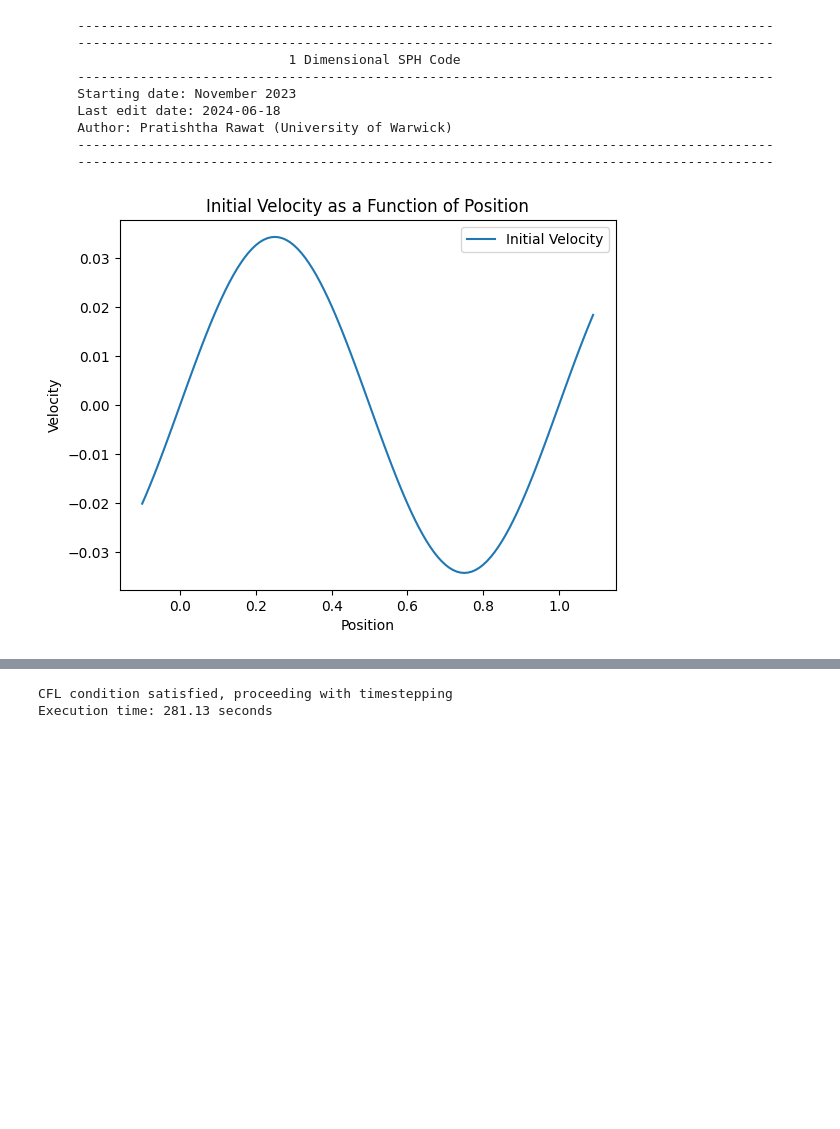
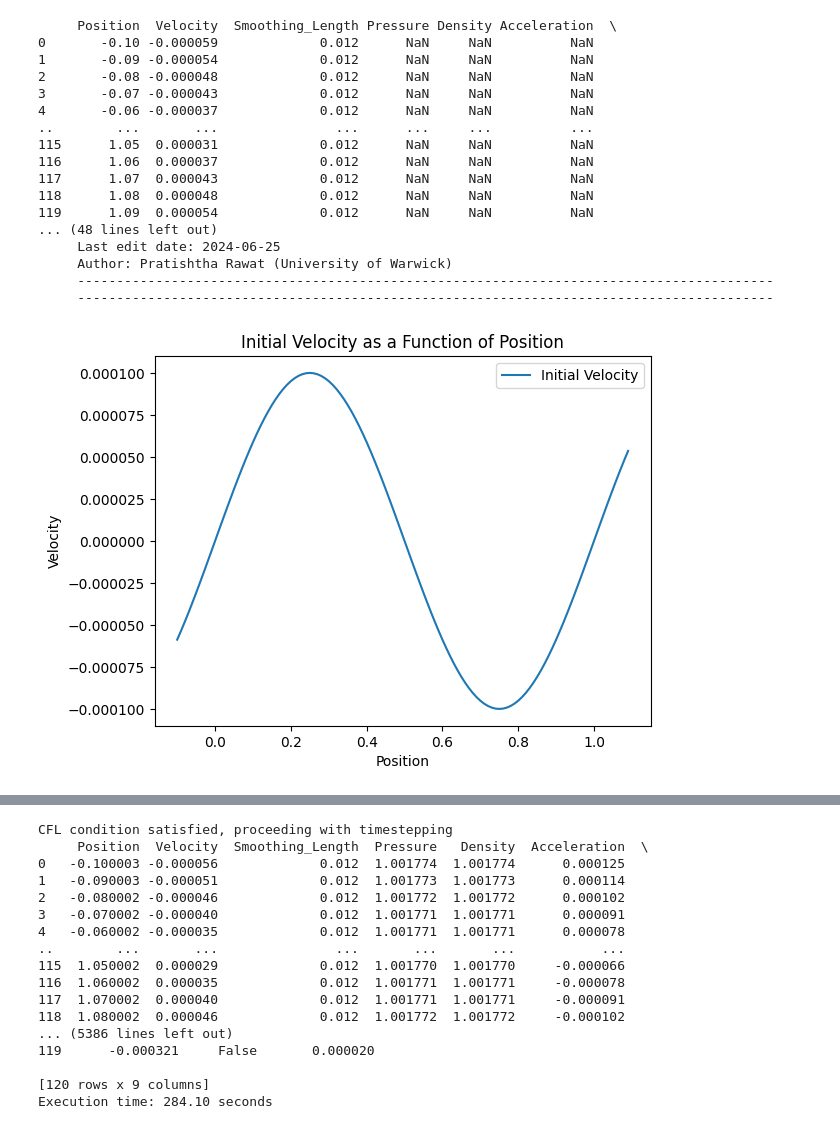
Before and after one commit to pratishthar-astro/1Dsph, a Jupyter notebook: SPH1D_Pandas.ipynb, the cells around one changed output, grey strips where cells are left out. Saved outputs shown, nothing was run; the diff lists cells and outputs as text; code cells hidden in the pictures; blank space fills up the shorter version.

```diff
--- a/SPH1D_Pandas.ipynb
+++ b/SPH1D_Pandas.ipynb
@@ -26,7 +26,7 @@ def main():
     xmin_value = 0.0
     xmax_value = 1.0
     rho_0_value = 1.0
-
+    print_ghost_particles = False
 
     #Output related
     output_filename = "sph_initial.txt"
@@ -37,20 +37,18 @@ def main():
     total_particles = n_particles + 2 * num_neighbors
     particles = SPHParticles(total_particles)
 
-    particles.setup(xmin_value, xmax_value, rho_0_value, num_neighbors)
+    particles.setup(xmin_value, xmax_value, rho_0_value, num_neighbors, sound_speed)
 
     #since mass of particles is dictated by rho_0 and number of particles, it is not here as an input value but it is same for all particles
     mass = particles.mass
 
-    output_particles(particles.to_dataframe(), output_filename)
+    output_particles(particles.to_dataframe(), output_filename, include_ghosts=print_ghost_particles)
 
     data = pd.read_csv(output_filename)
-    position = data['Position']
-    velocity = data['Velocity']
 
     output.print_header()
 
-    plt.plot(position, velocity, label='Initial Velocity')
+    plt.plot(particles.data['Position'], particles.data['Velocity'], label='Initial Velocity')
     plt.title('Initial Velocity as a Function of Position')
     plt.xlabel('Position')
     plt.ylabel('Velocity')
@@ -58,10 +56,6 @@ def main():
     plt.show()
 
     particles = derivs(particles, mass, num_neighbors, sound_speed)
-
-    #output_filename = f"sph{output_index}.txt"
-    #output_particles(particles.to_dataframe(), output_filename)
-    #output_index += 1
 
     plt.scatter(particles.data['Position'], particles.data['Density'], label='Density')
     plt.title('Particle Densities after Applying Periodic Boundary Conditions')
@@ -96,44 +90,67 @@ def main():
     dt = 0.003  # Check for this timestep with Bec
     end_simulation_time = 5.0  # adjust this value for the total simulation time
 
     max_files = int(end_simulation_time / tout) + 1
     padding_width = len(str(max_files))
 
     cfl_dt = compute_cfl_time_step(C, h, vmax, csmax).iloc[0]
     if dt > cfl_dt:
         raise ValueError(f"Time step dt = {dt} violates CFL condition. Adjust simulation parameters or decrease dt. The CFL condition requires dt < {cfl_dt}")
     if dt <= cfl_dt:
         print("CFL condition satisfied, proceeding with timestepping")
 
     while current_time < end_simulation_time:
 
         leapfrog_integration(particles, dt, mass, num_neighbors, sound_speed)
         current_time += dt
 
         if current_time >= next_output_time:
-            output_filename = f"sph_testsim{output_index:0{padding_width}d}.txt"
-            output_particles(particles.to_dataframe(), output_filename)
+            output_filename = f"sph_finalsim{output_index:0{padding_width}d}.txt"
+            output_particles(particles.to_dataframe(), output_filename, include_ghosts=print_ghost_particles)
             output_index += 1
             next_output_time += tout
 
     end_time = time.time()
     output.print_execution_time(start_time, end_time)
 
 if __name__ == "__main__":
     main()
 # %% [output]
-     -----------------------------------------------------------------------------------------
-     -----------------------------------------------------------------------------------------
-                                1 Dimensional SPH Code
-     -----------------------------------------------------------------------------------------
-     Starting date: November 2023
-     Last edit date: 2024-06-18
+     Position  Velocity  Smoothing_Length Pressure Density Acceleration  \
+0       -0.10 -0.000059             0.012      NaN     NaN          NaN
+1       -0.09 -0.000054             0.012      NaN     NaN          NaN
+2       -0.08 -0.000048             0.012      NaN     NaN          NaN
+3       -0.07 -0.000043             0.012      NaN     NaN          NaN
+4       -0.06 -0.000037             0.012      NaN     NaN          NaN
+..        ...       ...               ...      ...     ...          ...
+115      1.05  0.000031             0.012      NaN     NaN          NaN
+116      1.06  0.000037             0.012      NaN     NaN          NaN
+117      1.07  0.000043             0.012      NaN     NaN          NaN
+118      1.08  0.000048             0.012      NaN     NaN          NaN
+119      1.09  0.000054             0.012      NaN     NaN          NaN
+... (48 lines left out)
+     Last edit date: 2024-06-25
      Author: Pratishtha Rawat (University of Warwick)
      -----------------------------------------------------------------------------------------
      -----------------------------------------------------------------------------------------
-[figure, old version]
+[figure, new version]
 [figure]
 [figure]
 [figure]
 CFL condition satisfied, proceeding with timestepping
-Execution time: 281.13 seconds
+     Position  Velocity  Smoothing_Length  Pressure   Density  Acceleration  \
+0   -0.100003 -0.000056             0.012  1.001774  1.001774      0.000125
+1   -0.090003 -0.000051             0.012  1.001773  1.001773      0.000114
+2   -0.080002 -0.000046             0.012  1.001772  1.001772      0.000102
+3   -0.070002 -0.000040             0.012  1.001771  1.001771      0.000091
+4   -0.060002 -0.000035             0.012  1.001771  1.001771      0.000078
+..        ...       ...               ...       ...       ...           ...
+115  1.050002  0.000029             0.012  1.001770  1.001770     -0.000066
+116  1.060002  0.000035             0.012  1.001771  1.001771     -0.000078
+117  1.070002  0.000040             0.012  1.001771  1.001771     -0.000091
+118  1.080002  0.000046             0.012  1.001772  1.001772     -0.000102
+... (5386 lines left out)
+119      -0.000321     False       0.000020
+
+[120 rows x 9 columns]
+Execution time: 284.10 seconds
```
Also changed, not shown: 2 other files.
